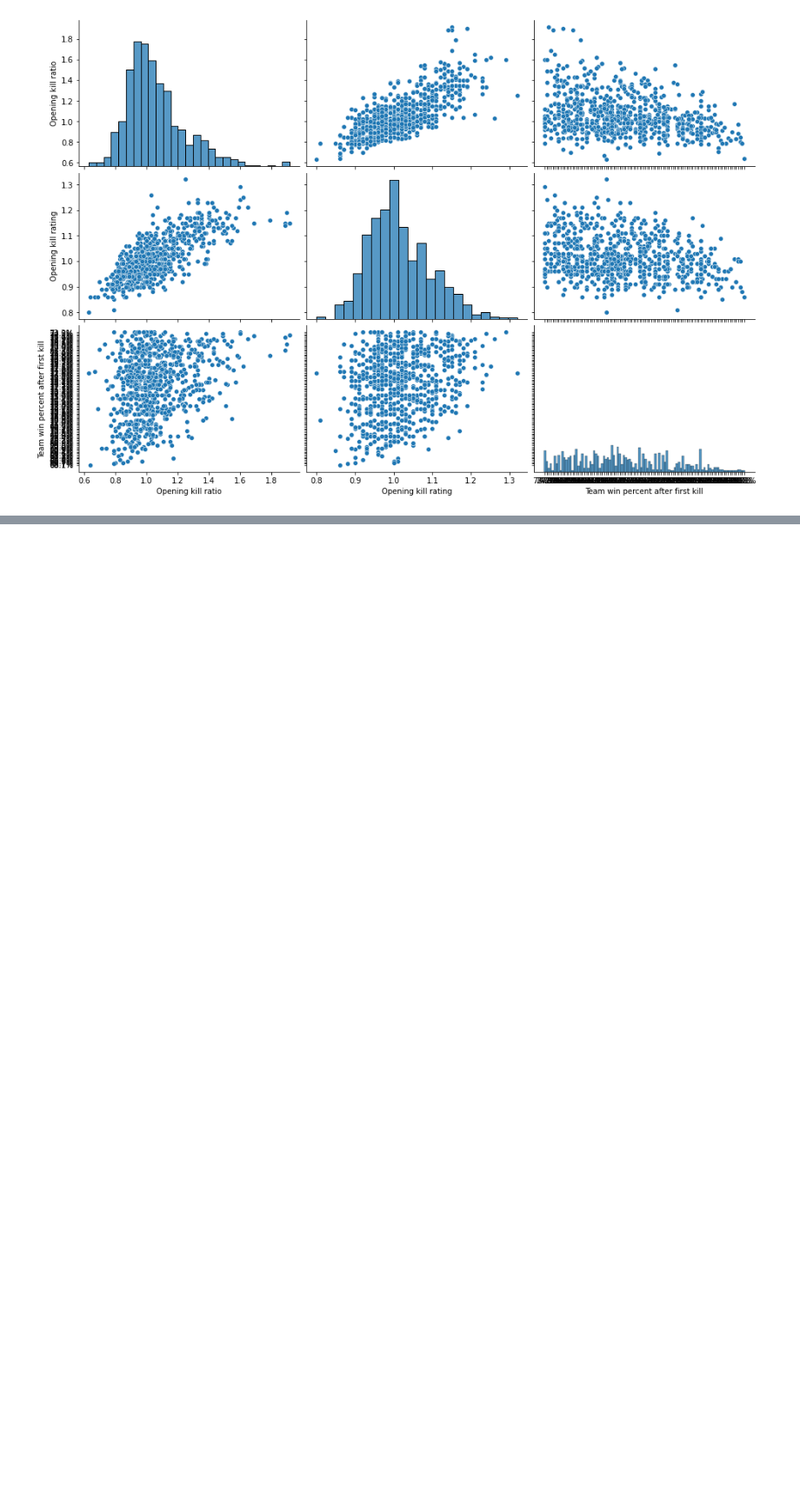
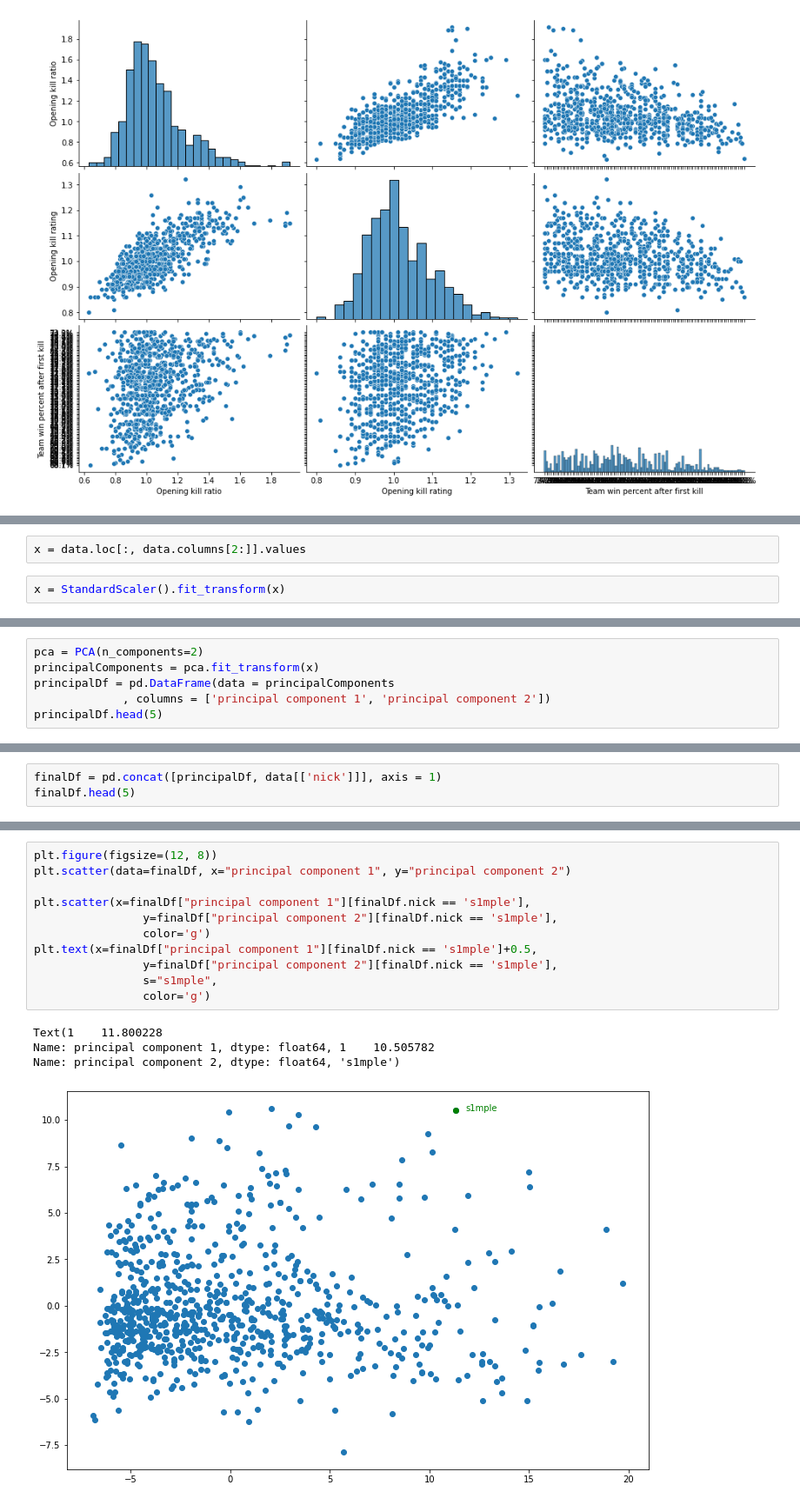
Before and after one commit to boris-on/cs-styles-vizualization, a Jupyter notebook: main.ipynb, the cells around one changed output, grey strips where cells are left out. Shown at 87% size. Saved outputs shown, nothing was run; the diff lists cells and outputs as text; blank space fills up the shorter version.

```diff
--- a/main.ipynb
+++ b/main.ipynb
@@ -82,0 +80,4 @@ sns.scatterplot(x=data["awp"][data.nick == 'kennys'],
+# %%
+x = data.loc[:, data.columns[2:]].values
+# %%
+x = StandardScaler().fit_transform(x)
@@ -82,0 +100,6 @@ sns.scatterplot(x=data["awp"][data.nick == 'kennys'],
+# %%
+pca = PCA(n_components=2)
+principalComponents = pca.fit_transform(x)
+principalDf = pd.DataFrame(data = principalComponents
+             , columns = ['principal component 1', 'principal component 2'])
+principalDf.head(5)
@@ -82,0 +113,3 @@ sns.scatterplot(x=data["awp"][data.nick == 'kennys'],
+# %%
+finalDf = pd.concat([principalDf, data[['nick']]], axis = 1)
+finalDf.head(5)
@@ -82,0 +123,16 @@ sns.scatterplot(x=data["awp"][data.nick == 'kennys'],
+# %%
+plt.figure(figsize=(12, 8))
+plt.scatter(data=finalDf, x="principal component 1", y="principal component 2")
+
+plt.scatter(x=finalDf["principal component 1"][finalDf.nick == 's1mple'],
+                y=finalDf["principal component 2"][finalDf.nick == 's1mple'],
+                color='g')
+plt.text(x=finalDf["principal component 1"][finalDf.nick == 's1mple']+0.5,
+                y=finalDf["principal component 2"][finalDf.nick == 's1mple'],
+                s="s1mple",
+                color='g')
+# %% [output]
+Text(1    11.800228
+Name: principal component 1, dtype: float64, 1    10.505782
+Name: principal component 2, dtype: float64, 's1mple')
+[figure, added]
```
Also changed, not shown: parts of 11 cells of this notebook, 1 other file.
